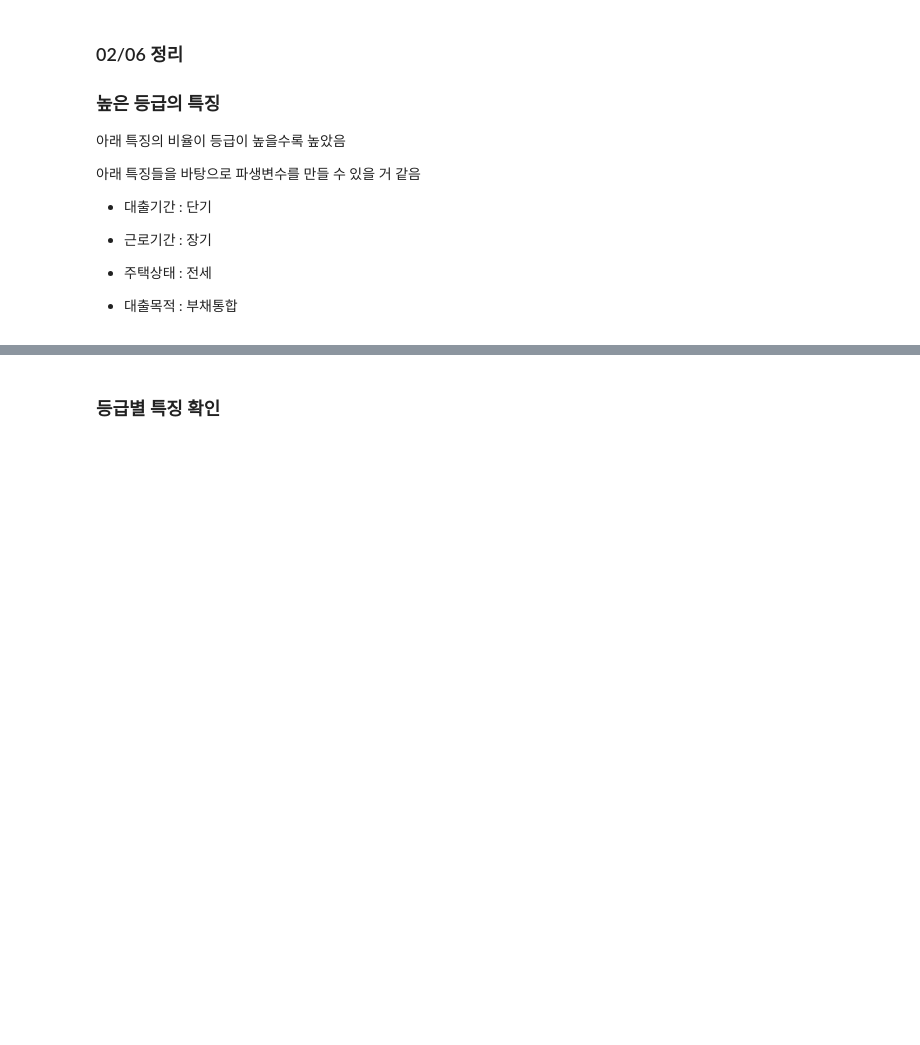
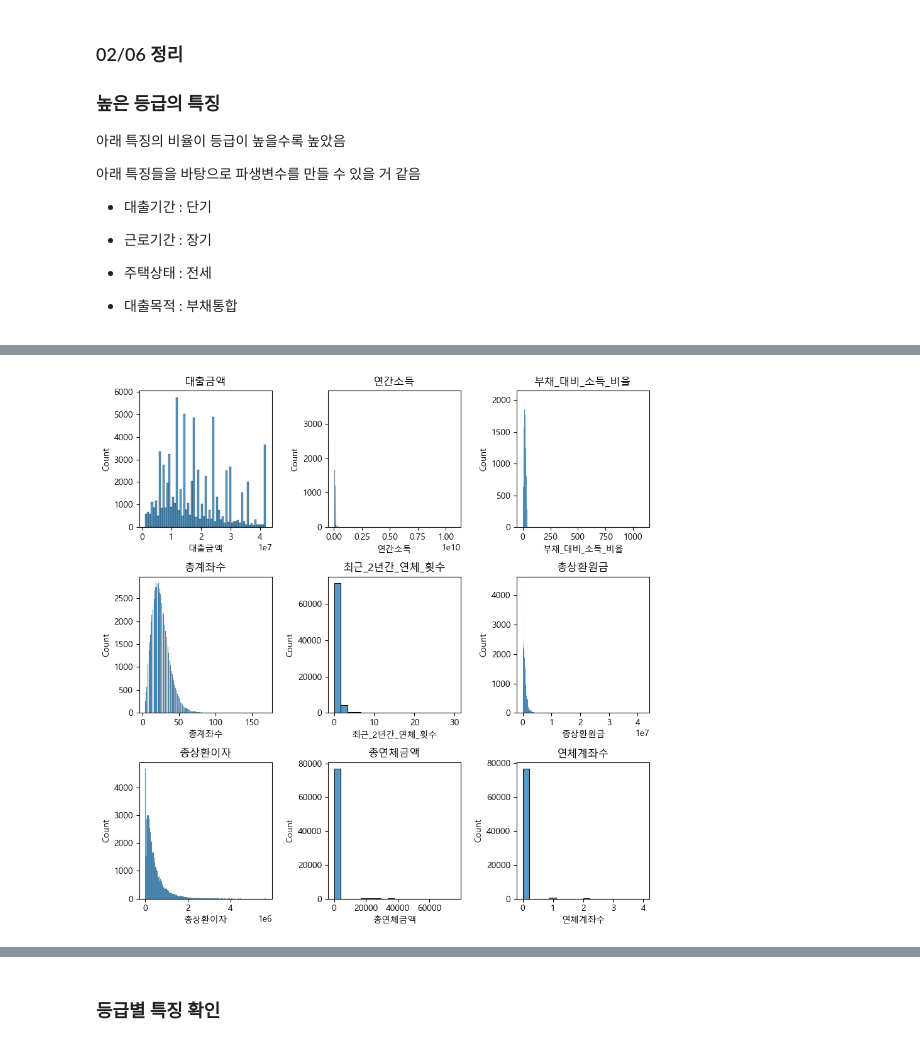
Before and after one commit to persuade39/project, a Jupyter notebook: EDA_preprocessing.ipynb, the cells around one changed output, grey strips where cells are left out. Saved outputs shown, nothing was run; the diff lists cells and outputs as text; code cells hidden in the pictures; blank space fills up the shorter version.

```diff
--- a/EDA_preprocessing.ipynb
+++ b/EDA_preprocessing.ipynb
@@ -19,6 +27,9 @@ import numpy as np
 import matplotlib.pyplot as plt
 import seaborn as sns
 import sidetable
+
+plt.rcParams['font.family'] = 'Malgun Gothic'
+plt.rcParams['axes.unicode_minus'] = False
 # %%
 ## 데이터 갯수
 
@@ -49,0 +109,19 @@ dtype: int64
+# %%
+def get_3_hist(data:pd.DataFrame, columns:list):
+
+    plt.figure(figsize=(9, 9))
+
+    for i, col in enumerate(columns):
+        # 서브플롯 위치 설정
+        plt.subplot(3, 3, i + 1)
+        # 히스토그램 그리기
+        sns.histplot(data[col])
+        plt.title(col)
+
+    # 전체 그림 표시
+    plt.tight_layout()
+    plt.show()
+
+get_3_hist(X_train, numeric_col)
+# %% [output]
+[figure, added]
```
Also changed, not shown: parts of 18 cells of this notebook, 3 other files.
